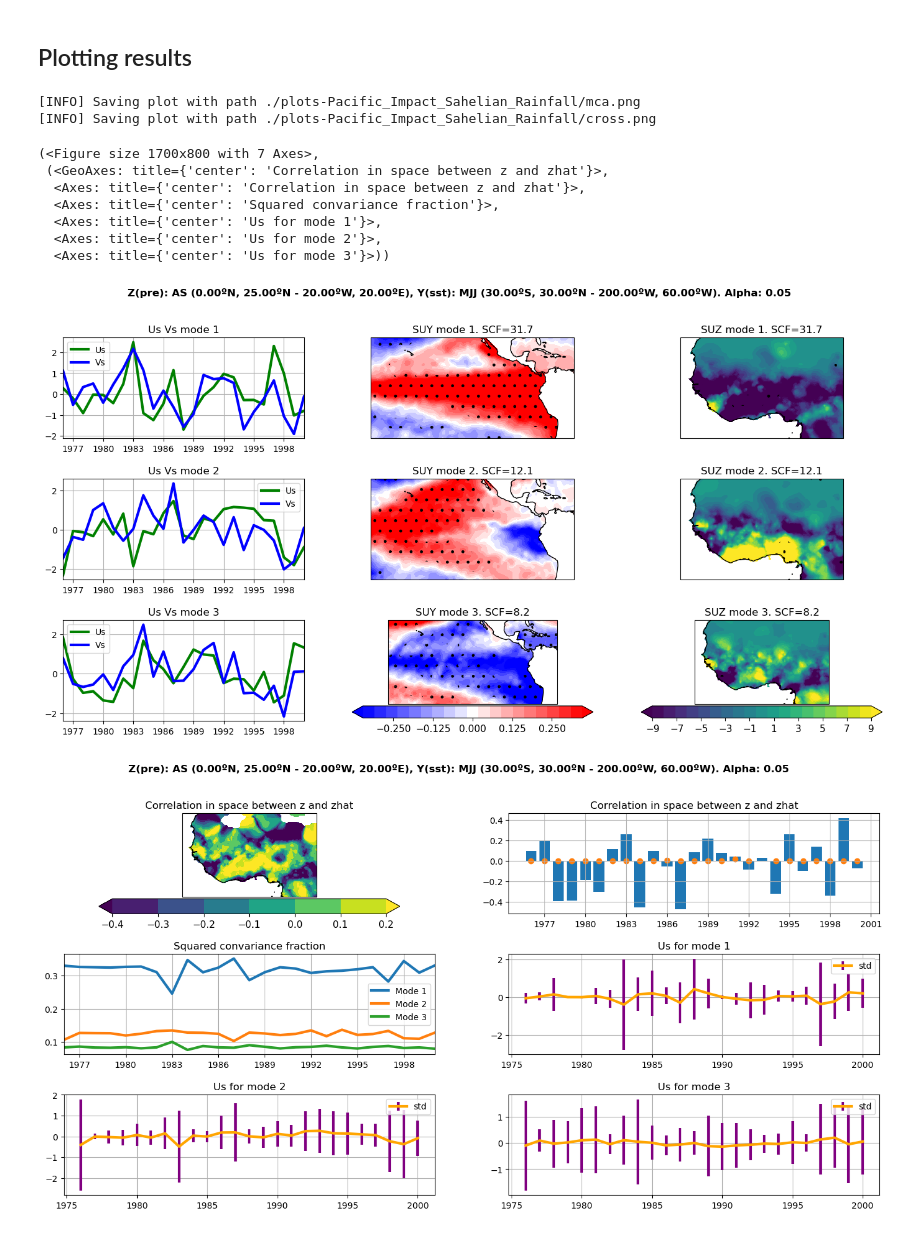
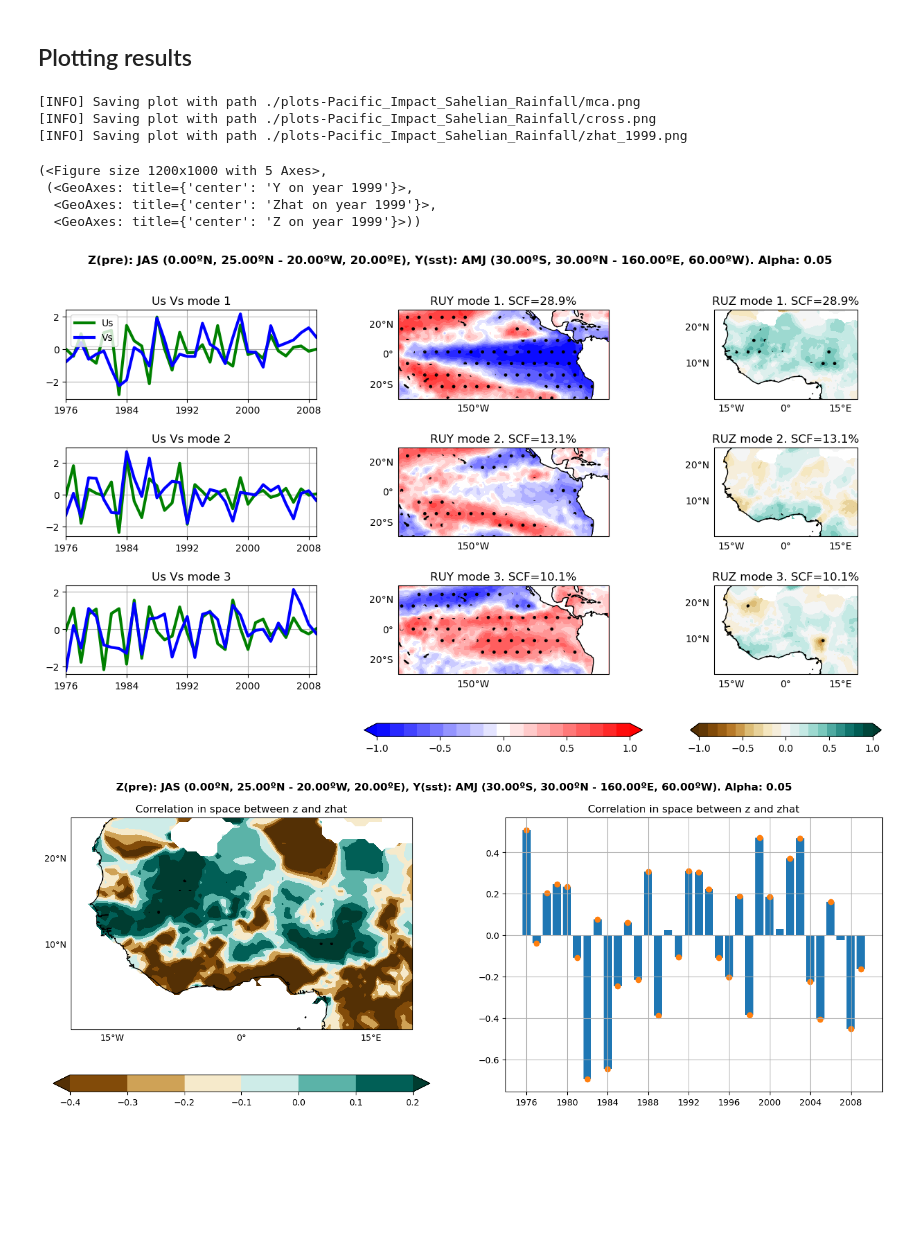
Before and after one commit to pabloduran016/Spy4CastManual, a Jupyter notebook: Pacific_Impact_Sahelian_Rainfall.ipynb, the cells around one changed output. Saved outputs shown, nothing was run; the diff lists cells and outputs as text; code cells hidden in the pictures; blank space fills up the shorter version.

```diff
--- a/Pacific_Impact_Sahelian_Rainfall.ipynb
+++ b/Pacific_Impact_Sahelian_Rainfall.ipynb
@@ -10,24 +10,24 @@ from spy4cast.spy4cast import Preprocess, MCA, Crossvalidation
 predictor = Dataset("HadISST_sst-1970_2020.nc", "./datasets").open("sst").slice(
     Region(lat0=-30, latf=30,
            lon0=-200, lonf=-60,
-           month0=Month.MAY, monthf=Month.JUL,
-           year0=1976, yearf=2000),
+           month0=Month.APR, monthf=Month.JUN,
+           year0=1976, yearf=2009),
 )
 
 predictand = Dataset("cru_ts4.06.1950.2010.nc", "./datasets").open("pre").slice(
     Region(lat0=0, latf=25,
            lon0=-20, lonf=20,
-           month0=Month.AUG, monthf=Month.SEP,
-           year0=1976, yearf=2000),
+           month0=Month.JUL, monthf=Month.SEP,
+           year0=1976, yearf=2009),
 )
-#  There is a lag of 3 months (from May to August)
+#  There is a lag of 3 months (from April to July)
 # %% [markdown]
 ## Methodology
 # %% [markdown]
 ### Preprocessing
 # %%
 # First step. Preprocess variables: anomaly and reshaping
-predictor_preprocessed = Preprocess(predictor)
+predictor_preprocessed = Preprocess(predictor, period=4, order=4, freq="high")
 predictor_preprocessed.save("y_", "./data-Pacific_Impact_Sahelian_Rainfall/")
 # Save matrices as .npy for fast loading. To load use:
 # predictor_preprocessed = Preprocess.load("y_", "./data-Pacific_Impact_Sahelian_Rainfall/")
@@ -45,7 +45,7 @@ predictand_preprocessed.save("z_", "./data-Pacific_Impact_Sahelian_Rainfall/")
 # Second step. MCA: expansion coefficients and correlation and regression maps
 nm = 3
 alpha = 0.05
-mca = MCA(predictor_preprocessed, predictand_preprocessed, nm, alpha)
-mca.save("mca_", "./data-Pacific_Impact_Sahelian_Rainfall/")
-# mca = MCA.load("mca_", "./data-Pacific_Impact_Sahelian_Rainfall/", dsy=predictor_preprocessed, dsz=predictand_preprocessed)
+#mca = MCA(predictor_preprocessed, predictand_preprocessed, nm, alpha)
+#mca.save("mca_", "./data-Pacific_Impact_Sahelian_Rainfall/")
+mca = MCA.load("mca_", "./data-Pacific_Impact_Sahelian_Rainfall/", dsy=predictor_preprocessed, dsz=predictand_preprocessed)
 # %% [output]
@@ -60,7 +54,7 @@ mca.save("mca_", "./data-Pacific_Impact_Sahelian_Rainfall/")
 ### Crossvalidation
 # %%
 # Third step. Crossvalidation: skill and hidcast evaluation and products
-cross = Crossvalidation(predictor_preprocessed, predictand_preprocessed, nm, alpha)
-cross.save("cross_", "./data-Pacific_Impact_Sahelian_Rainfall/")
-# cross = Crossvalidation.load("cross_", "./data-Pacific_Impact_Sahelian_Rainfall/", dsy=predictor_preprocessed, dsz=predictand_preprocessed)
+#cross = Crossvalidation(predictor_preprocessed, predictand_preprocessed, nm, alpha)
+#cross.save("cross_", "./data-Pacific_Impact_Sahelian_Rainfall/")
+cross = Crossvalidation.load("cross_", "./data-Pacific_Impact_Sahelian_Rainfall/", dsy=predictor_preprocessed, dsz=predictand_preprocessed)
 # %% [output]
@@ -69,26 +63,25 @@ cross.save("cross_", "./data-Pacific_Impact_Sahelian_Rainfall/")
 ## Plotting results
 # %%
 mca.plot(
-    save_fig=True, cmap="viridis", name="mca.png",
+    save_fig=True, cmap="BrBG", name="mca.png",
     folder="./plots-Pacific_Impact_Sahelian_Rainfall/",
-    suy_ticks=[-0.25, -0.125, 0, 0.125, 0.250],
-    suz_ticks=np.arange(-9, 11, 2))
+    ruy_ticks=[-1, -0.5, 0, 0.5, 1],
+    ruz_ticks=[-1, -0.5, 0, 0.5, 1],
+)
 cross.plot(
-    save_fig=True, cmap="viridis", name="cross.png",
+    save_fig=True, cmap="BrBG", name="cross.png",
     folder="./plots-Pacific_Impact_Sahelian_Rainfall/",
     map_ticks=[-0.4, -0.3, -0.2, -0.1, 0, 0.1, 0.2],
     map_levels=[-0.4, -0.3, -0.2, -0.1, 0, 0.1, 0.2],
 )
-cross.plot_zhat(1999, figsize=(12, 10), save_fig=True, name="zhat_1999.png", folder="./plots-Pacific_Impact_Sahelian_Rainfall/")
+cross.plot_zhat(1999, figsize=(12, 10), save_fig=True, name="zhat_1999.png", folder="./plots-Pacific_Impact_Sahelian_Rainfall/", cmap="BrBG", z_levels=np.linspace(-100, 100, 15))
 # %% [output]
 [INFO] Saving plot with path ./plots-Pacific_Impact_Sahelian_Rainfall/mca.png
 [INFO] Saving plot with path ./plots-Pacific_Impact_Sahelian_Rainfall/cross.png
+[INFO] Saving plot with path ./plots-Pacific_Impact_Sahelian_Rainfall/zhat_1999.png
-(<Figure size 1700x800 with 7 Axes>,
- (<GeoAxes: title={'center': 'Correlation in space between z and zhat'}>,
-  <Axes: title={'center': 'Correlation in space between z and zhat'}>,
-  <Axes: title={'center': 'Squared convariance fraction'}>,
-  <Axes: title={'center': 'Us for mode 1'}>,
-  <Axes: title={'center': 'Us for mode 2'}>,
-  <Axes: title={'center': 'Us for mode 3'}>))
+(<Figure size 1200x1000 with 5 Axes>,
+ (<GeoAxes: title={'center': 'Y on year 1999'}>,
+  <GeoAxes: title={'center': 'Zhat on year 1999'}>,
+  <GeoAxes: title={'center': 'Z on year 1999'}>))
-[figure, old version]
+[figure, new version]
-[figure, old version]
+[figure, new version]
```
Also changed, not shown: parts of 5 cells of this notebook, 13 other files.
